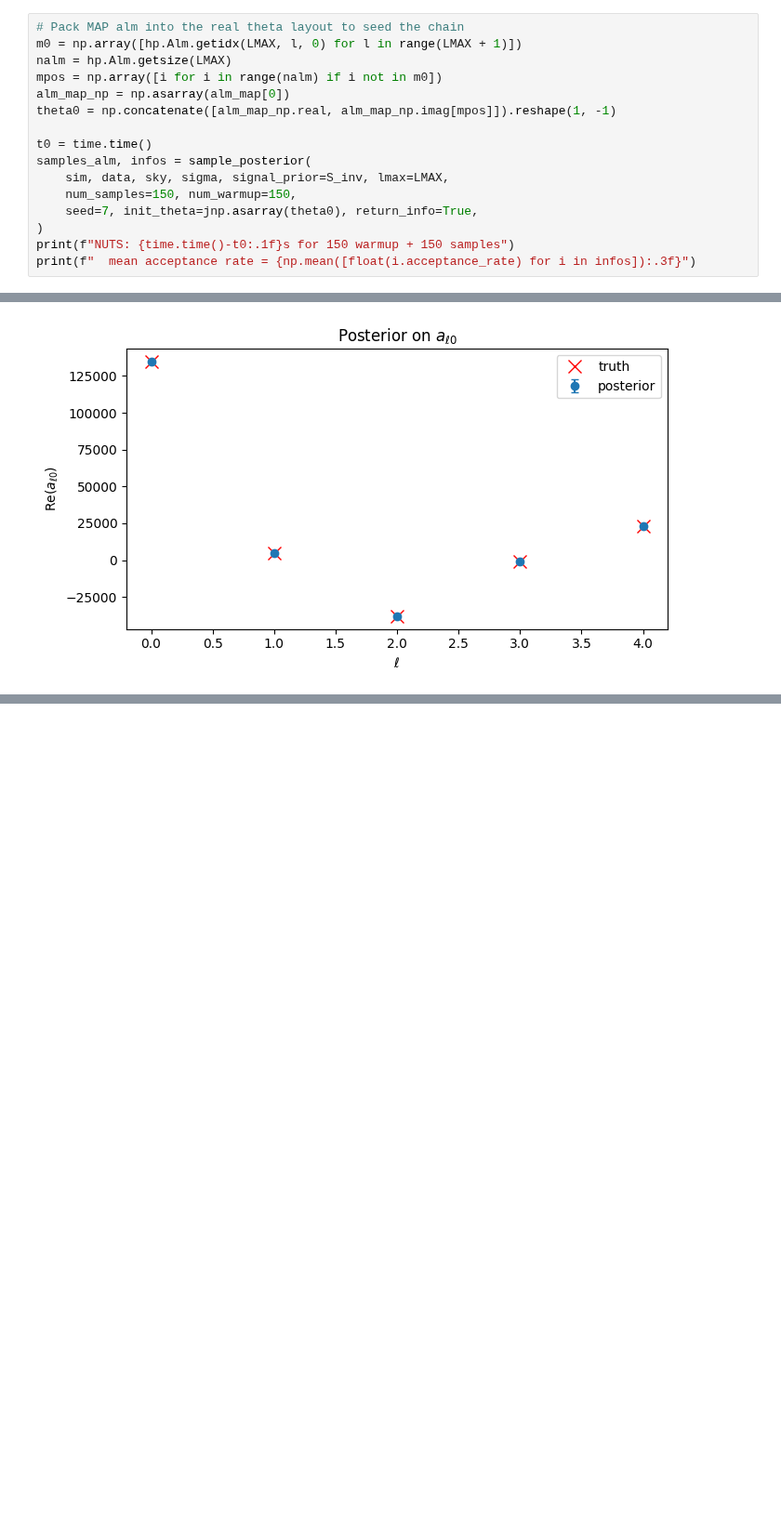
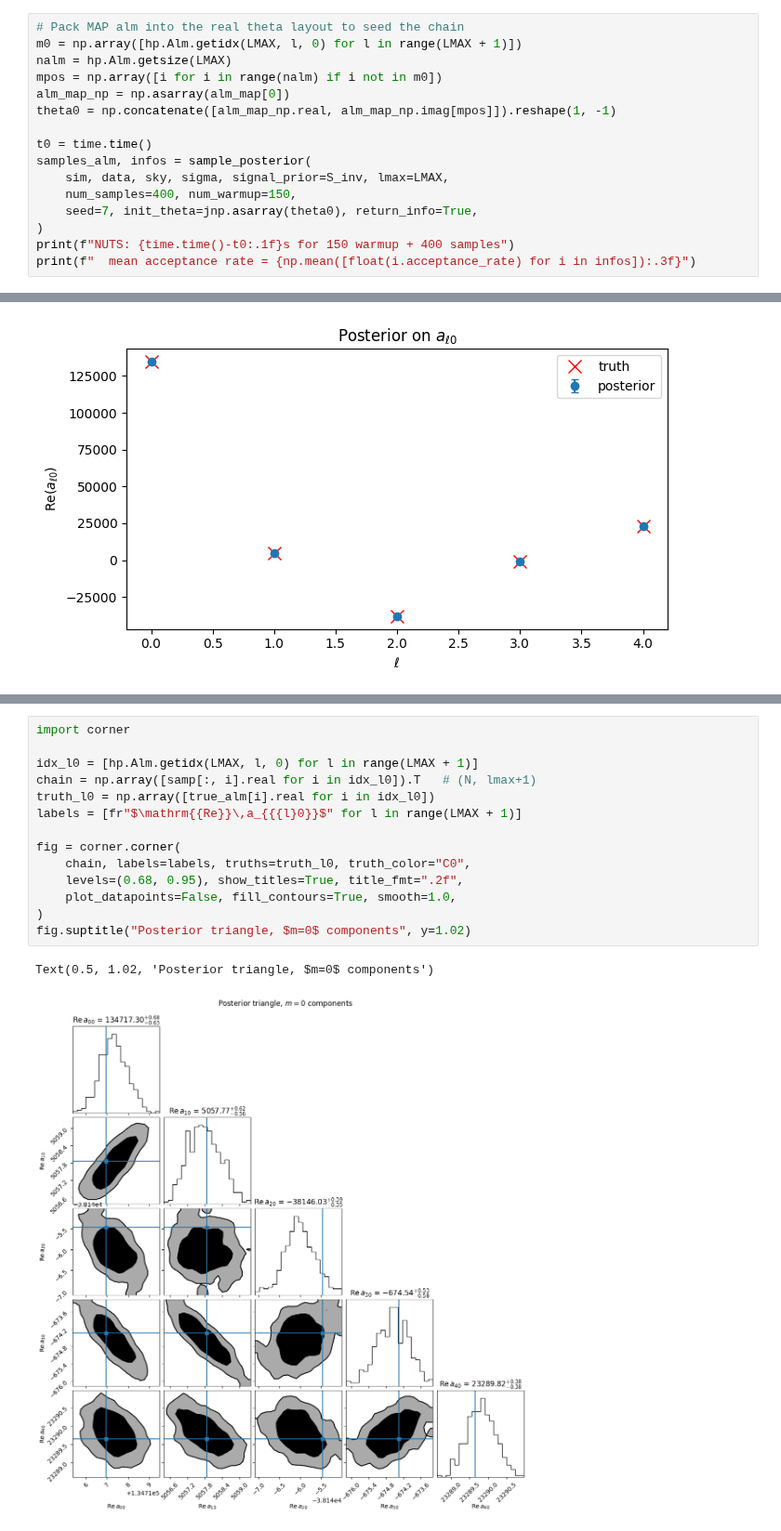
Before and after one commit to lusee-night/luseepy, a Jupyter notebook: notebooks/sampling_demo.ipynb, the cells around one changed output, grey strips where cells are left out. Shown at 93% size. Cells and saved outputs as stored; diff of their text form; blank space fills up the shorter version.

Commit message:
add some more samples to the notebook

```diff
--- a/notebooks/sampling_demo.ipynb
+++ b/notebooks/sampling_demo.ipynb
@@ -96,9 +93,9 @@ theta0 = np.concatenate([alm_map_np.real, alm_map_np.imag[mpos]]).reshape(1, -1)
 t0 = time.time()
 samples_alm, infos = sample_posterior(
     sim, data, sky, sigma, signal_prior=S_inv, lmax=LMAX,
-    num_samples=150, num_warmup=150,
+    num_samples=400, num_warmup=150,
     seed=7, init_theta=jnp.asarray(theta0), return_info=True,
 )
-print(f"NUTS: {time.time()-t0:.1f}s for 150 warmup + 150 samples")
+print(f"NUTS: {time.time()-t0:.1f}s for 150 warmup + 400 samples")
 print(f"  mean acceptance rate = {np.mean([float(i.acceptance_rate) for i in infos]):.3f}")
 # %% [output]
@@ -160 +161,18 @@ ax.legend(); plt.tight_layout()
+# %%
+import corner
+
+idx_l0 = [hp.Alm.getidx(LMAX, l, 0) for l in range(LMAX + 1)]
+chain = np.array([samp[:, i].real for i in idx_l0]).T   # (N, lmax+1)
+truth_l0 = np.array([true_alm[i].real for i in idx_l0])
+labels = [fr"$\mathrm{{Re}}\,a_{{{l}0}}$" for l in range(LMAX + 1)]
+
+fig = corner.corner(
+    chain, labels=labels, truths=truth_l0, truth_color="C0",
+    levels=(0.68, 0.95), show_titles=True, title_fmt=".2f",
+    plot_datapoints=False, fill_contours=True, smooth=1.0,
+)
+fig.suptitle("Posterior triangle, $m=0$ components", y=1.02)
+# %% [output]
+Text(0.5, 1.02, 'Posterior triangle, $m=0$ components')
+[figure, added]
 # %% [markdown]
```
Also changed, not shown: parts of 10 cells of this notebook.
